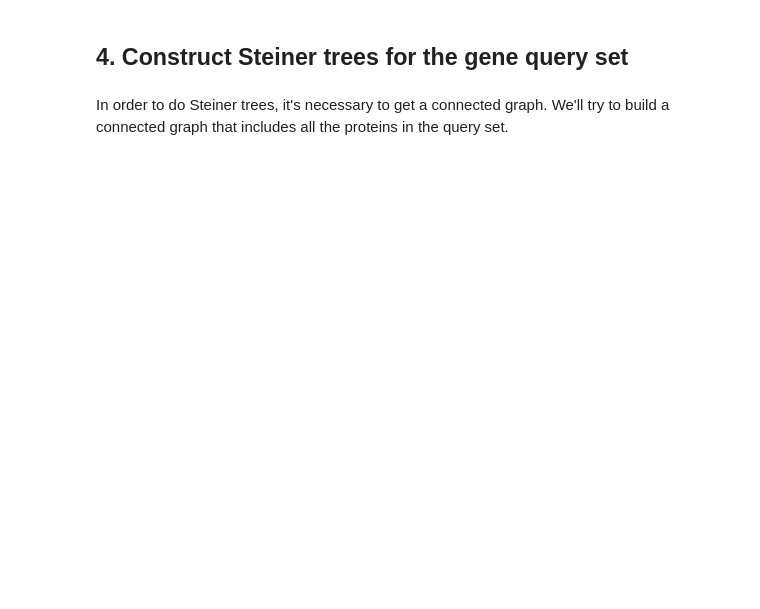
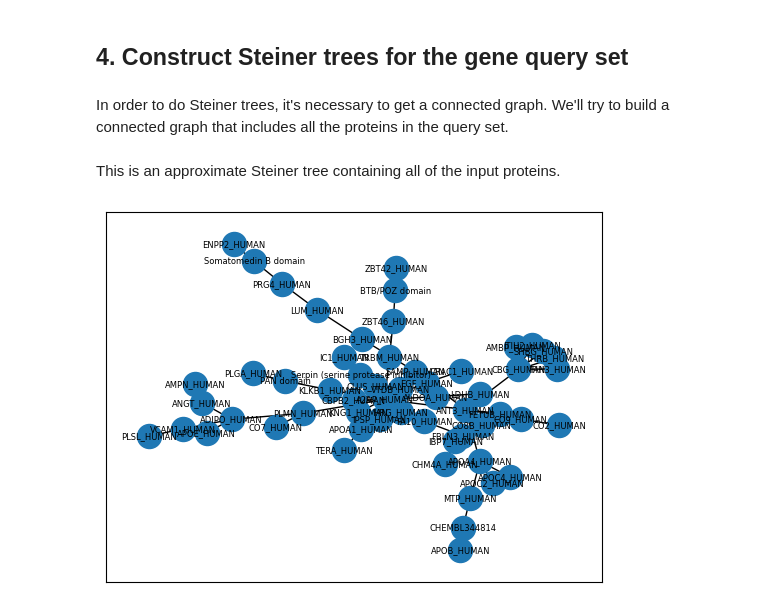
Before and after one commit to yjzhang/kg_feature_engineering, a Jupyter notebook: notebooks/Feature_Analysis.ipynb, the cells around one changed output. Drawn from its saved outputs; the diff is of its cells as text; code cells hidden in the pictures; blank space fills up the shorter version.

```diff
--- a/notebooks/Feature_Analysis.ipynb
+++ b/notebooks/Feature_Analysis.ipynb
@@ -140,3 +154,17 @@ plt.tight_layout()
 ## 4. Construct Steiner trees for the gene query set
 # %% [markdown]
 In order to do Steiner trees, it's necessary to get a connected graph. We'll try to build a connected graph that includes all the proteins in the query set.
+# %%
+protein_paths = nx.single_source_dijkstra(spoke_graph_ud, prot_spoke_ids[0])
+protein_subgraph = nx.subgraph(spoke_graph, t2d_paths[0].keys())
+# %%
+protein_subgraph_ud = nx.Graph(protein_subgraph)
+# %%
+top_protein_st = nx.approximation.steiner_tree(protein_subgraph_ud, prot_spoke_ids, method='mehlhorn')
+# %% [markdown]
+This is an approximate Steiner tree containing all of the input proteins.
+# %%
+nx.draw_networkx(top_protein_st, pos=nx.spring_layout(top_protein_st),
+                 labels={n: top_protein_st.nodes[n]['name'] for n in top_protein_st.nodes()}, font_size=6)
+# %% [output]
+[figure, added]
```
Also changed, not shown: parts of 7 cells of this notebook.
